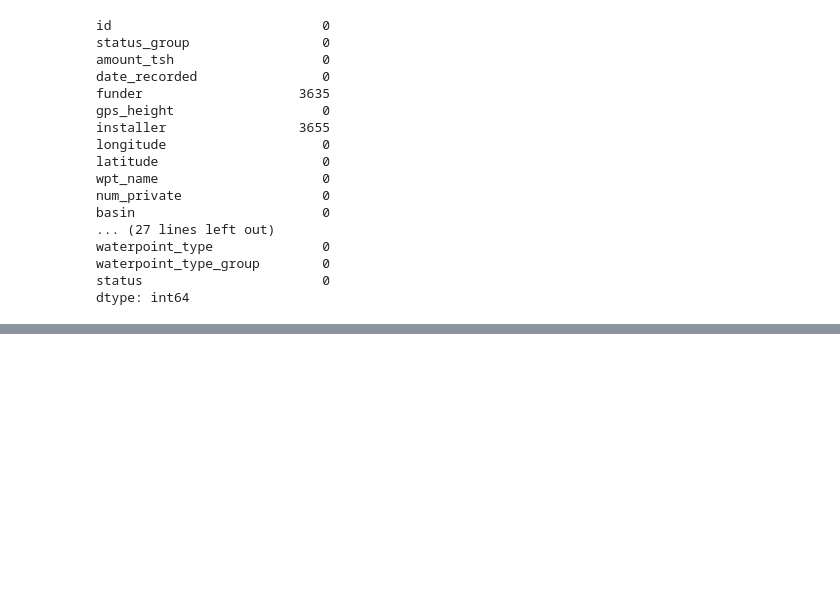
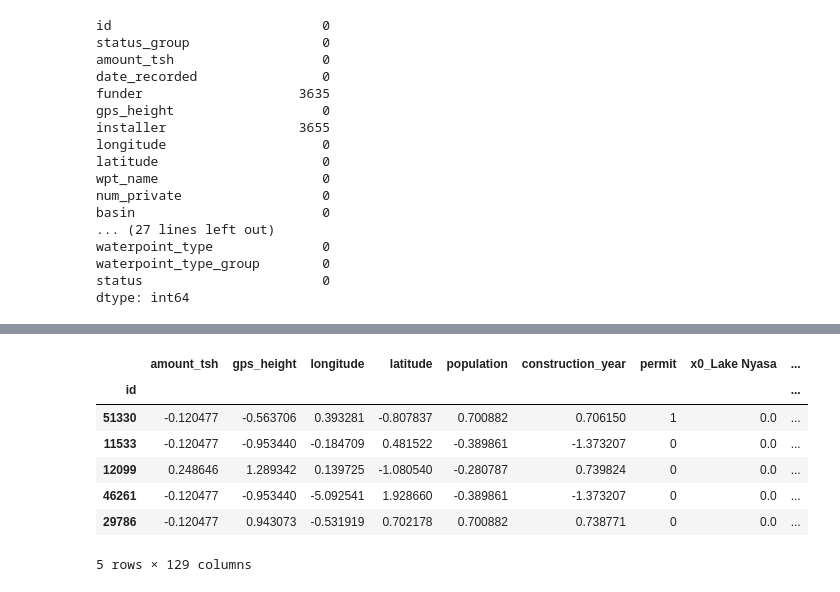
Before and after one commit to Alarsen16/Tanzanian_Water_Wells_Status, a Jupyter notebook: Final Notebook.ipynb, the cells around one changed output, grey strips where cells are left out. Cells and saved outputs as stored; diff of their text form; code cells hidden in the pictures; blank space fills up the shorter version.

```diff
--- a/Final Notebook.ipynb
+++ b/Final Notebook.ipynb
@@ -219,0 +221,11 @@ X_clean
+# %%
+X_train_clean.head()
+# %% [output]
+|  | amount_tsh | gps_height | longitude | latitude | population | construction_year | permit | x0_Lake Nyasa | ... |
+| id |  |  |  |  |  |  |  |  | ... |
+| 51330 | -0.120477 | -0.563706 | 0.393281 | -0.807837 | 0.700882 | 0.706150 | 1 | 0.0 | ... |
+| 11533 | -0.120477 | -0.953440 | -0.184709 | 0.481522 | -0.389861 | -1.373207 | 0 | 0.0 | ... |
+| 12099 | 0.248646 | 1.289342 | 0.139725 | -1.080540 | -0.280787 | 0.739824 | 0 | 0.0 | ... |
+| 46261 | -0.120477 | -0.953440 | -5.092541 | 1.928660 | -0.389861 | -1.373207 | 0 | 0.0 | ... |
+| 29786 | -0.120477 | 0.943073 | -0.531919 | 0.702178 | 0.700882 | 0.738771 | 0 | 0.0 | ... |
+5 rows × 129 columns
```
Also changed, not shown: parts of 16 cells of this notebook.
